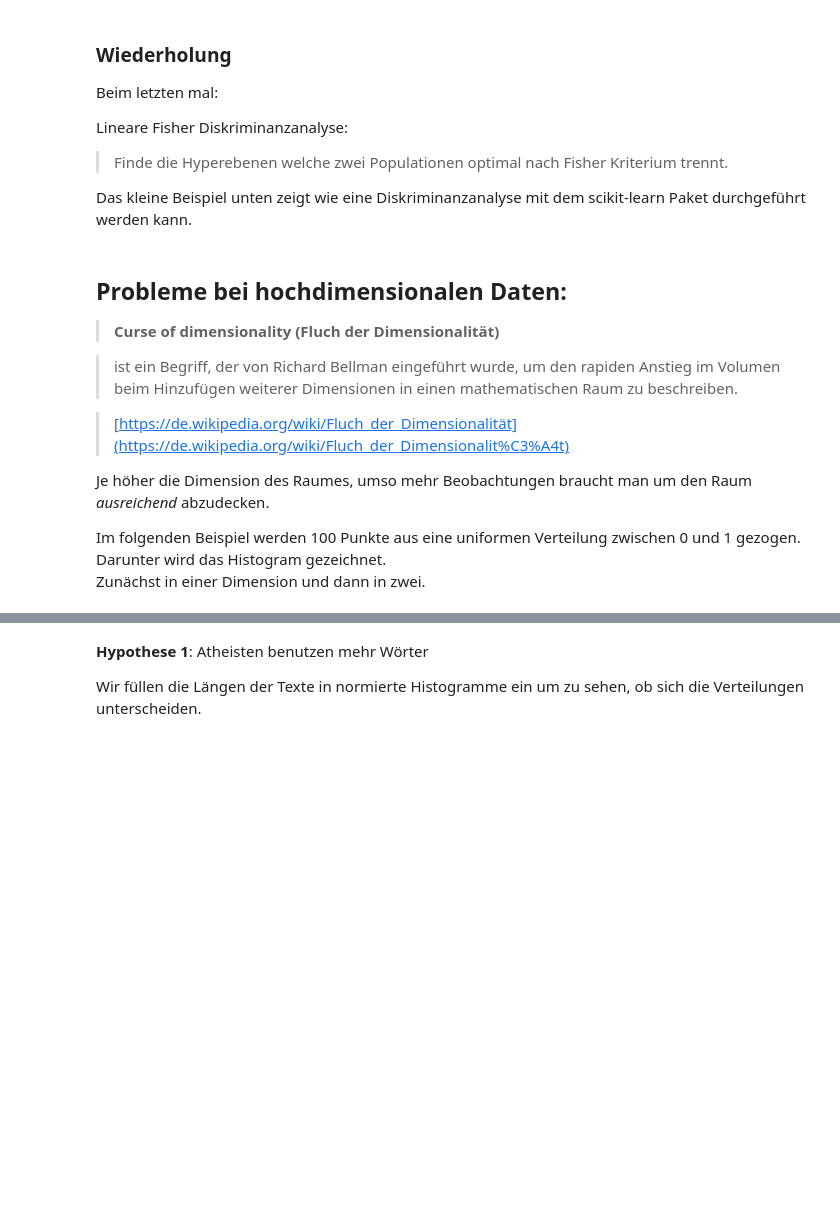
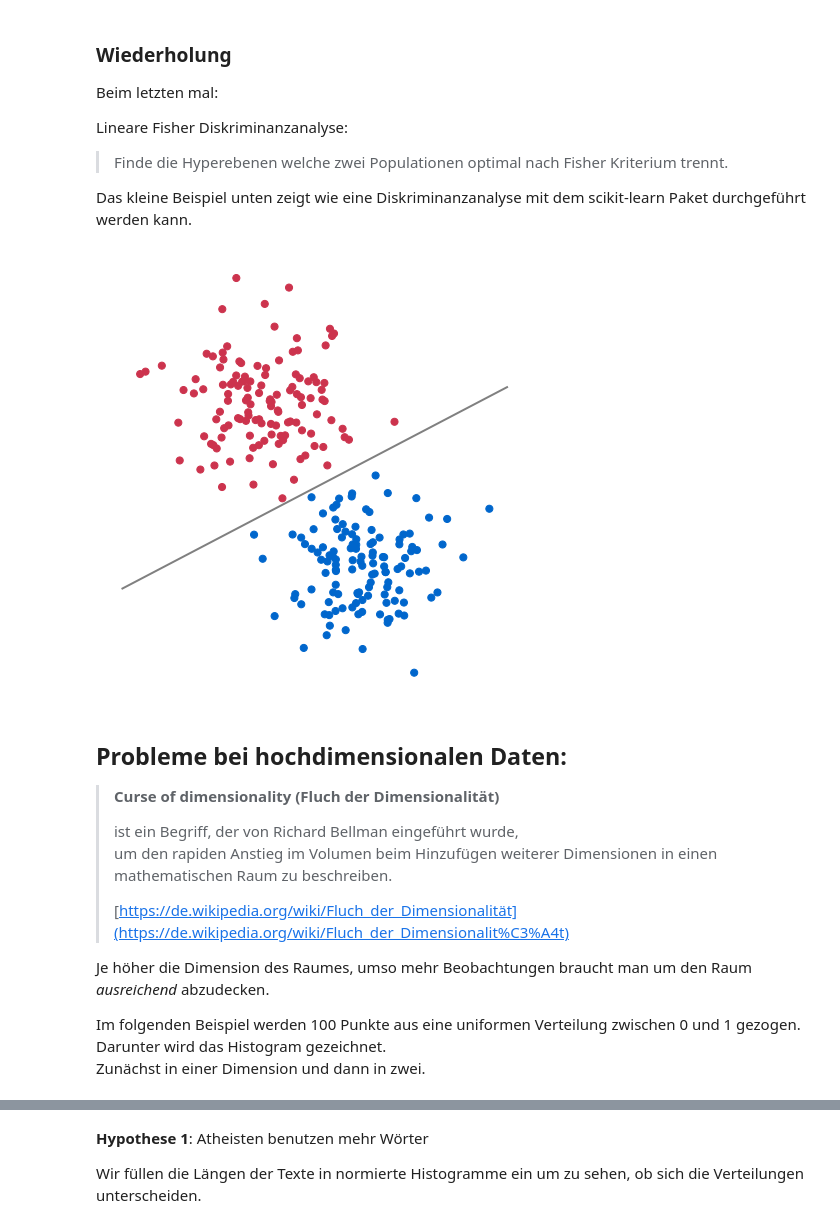
Before and after one commit to kbruegge/machine-learning-lecture, a Jupyter notebook: smd_pca.ipynb, the cells around one changed output, grey strips where cells are left out. Cells and saved outputs as stored; diff of their text form; code cells hidden in the pictures; blank space fills up the shorter version.

```diff
--- a/smd_pca.ipynb
+++ b/smd_pca.ipynb
@@ -102,10 +122,19 @@ None
+# %%
+plt.axes(aspect=1)  # make sure x and y have same scale
+plt.scatter(X[:, 0], X[:, 1], c=y, s=50, cmap=discrete_cmap)
+plots.draw_linear_regression_function(lda, color='gray')
+plt.axis('off')
+None # to keep notebook output from cluttering
+# %% [output]
+[figure, added]
 # %% [markdown]
 ## Probleme bei hochdimensionalen Daten:
 
 > __Curse of dimensionality (Fluch der Dimensionalität)__
-
->ist ein Begriff, der von Richard Bellman eingeführt wurde, um den rapiden Anstieg im Volumen beim Hinzufügen weiterer Dimensionen in einen mathematischen Raum zu beschreiben.
-
+>
+> ist ein Begriff, der von Richard Bellman eingeführt wurde,
+> um den rapiden Anstieg im Volumen beim Hinzufügen weiterer Dimensionen in einen mathematischen Raum zu beschreiben.
+>
 >[https://de.wikipedia.org/wiki/Fluch_der_Dimensionalität](https://de.wikipedia.org/wiki/Fluch_der_Dimensionalit%C3%A4t)
 
 Je höher die Dimension des Raumes, umso mehr Beobachtungen braucht man um den Raum *ausreichend* abzudecken.
```
Also changed, not shown: parts of 32 cells of this notebook.
